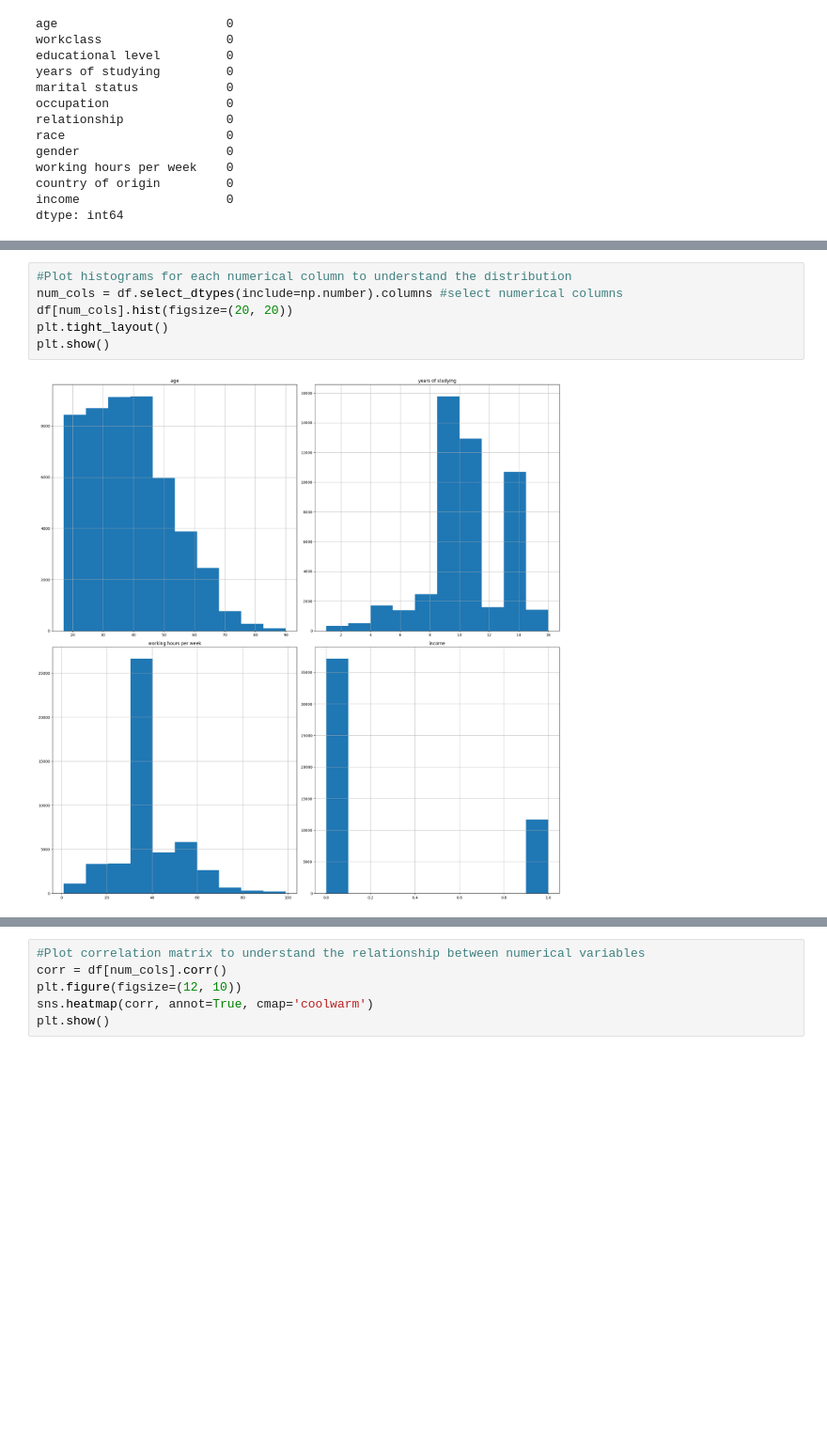
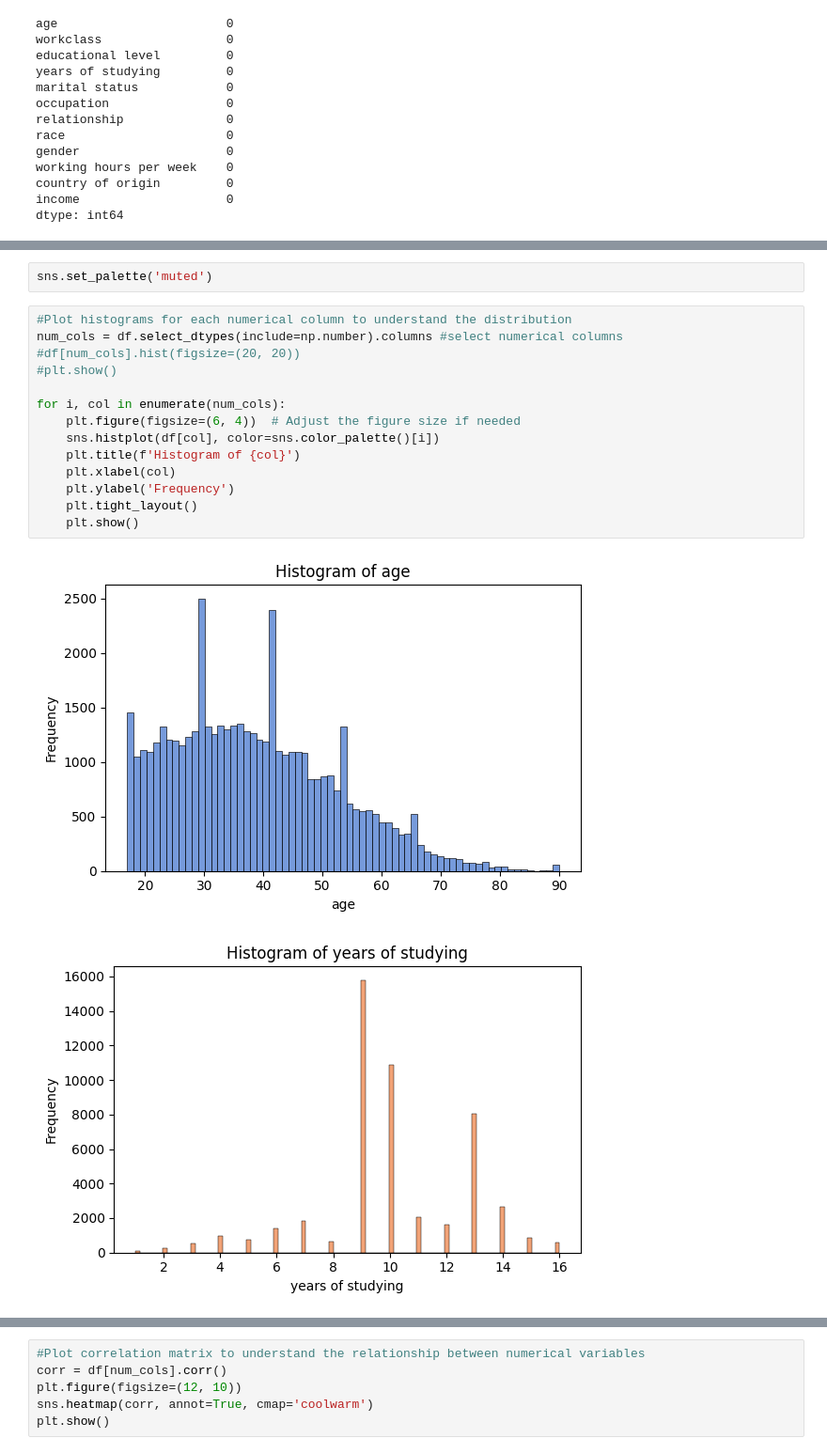
Before and after one commit to shivamagharkar/Dijikstra, a Jupyter notebook: main/Explanatory_data_analysis.ipynb, the cells around one changed output, grey strips where cells are left out. Shown at 94% size. Drawn from its saved outputs; the diff is of its cells as text; blank space fills up the shorter version.

```diff
--- a/main/Explanatory_data_analysis.ipynb
+++ b/main/Explanatory_data_analysis.ipynb
@@ -46,8 +60,19 @@ dtype: int64
+# %%
+sns.set_palette('muted')
 # %%
 #Plot histograms for each numerical column to understand the distribution
 num_cols = df.select_dtypes(include=np.number).columns #select numerical columns
-df[num_cols].hist(figsize=(20, 20))
-plt.tight_layout()
-plt.show()
+#df[num_cols].hist(figsize=(20, 20))
+#plt.show()
+
+for i, col in enumerate(num_cols):
+    plt.figure(figsize=(6, 4))  # Adjust the figure size if needed
+    sns.histplot(df[col], color=sns.color_palette()[i])
+    plt.title(f'Histogram of {col}')
+    plt.xlabel(col)
+    plt.ylabel('Frequency')
+    plt.tight_layout()
+    plt.show()
 # %% [output]
-[figure, old version]
+[figure, new version]
+[figure, added]
```
Also changed, not shown: parts of 4 cells of this notebook, 3 other files.
